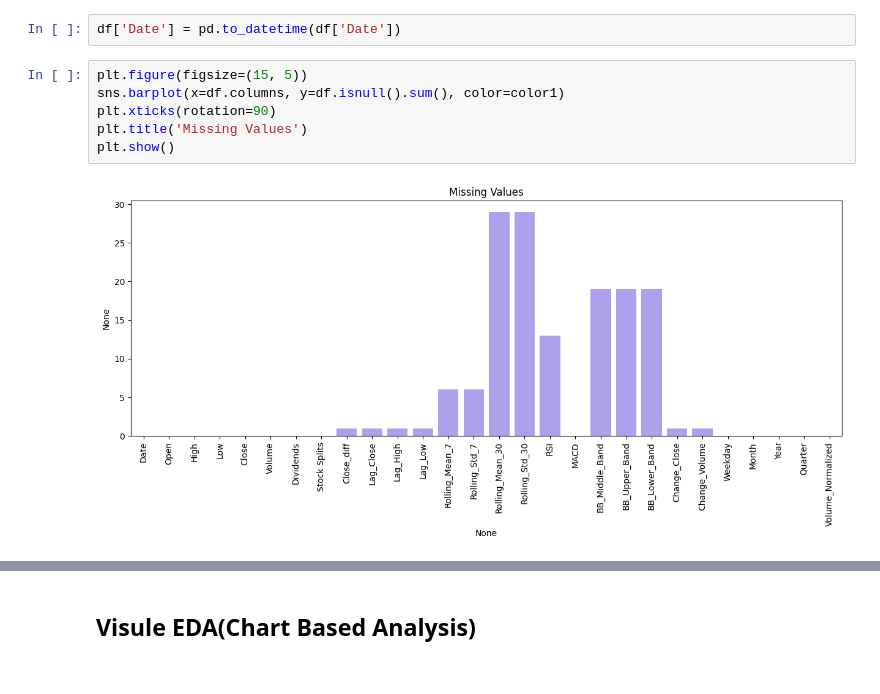
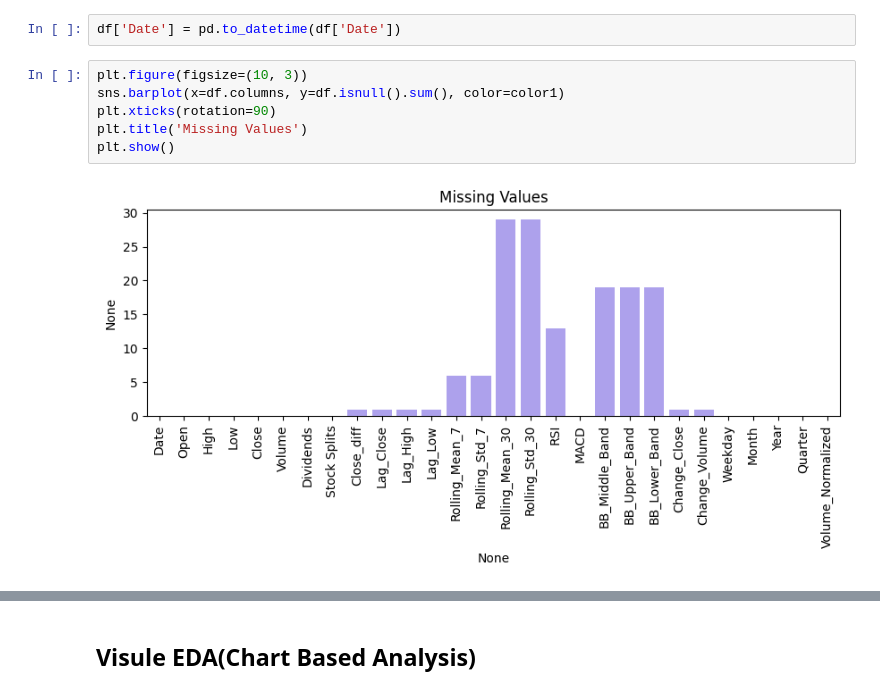
Before and after one commit to Sudais-shah/Saudi-Aramco-Stock-Price-Prediction-Model, a Jupyter notebook: Saudi Aramco Stock Price Prediction Model.ipynb, the cells around one changed output, grey strips where cells are left out. Cells and saved outputs as stored; diff of their text form.

```diff
--- a/Saudi Aramco Stock Price Prediction Model.ipynb
+++ b/Saudi Aramco Stock Price Prediction Model.ipynb
@@ -186,10 +187,10 @@ color3 = '#E5D9F2'
 # %%
 df['Date'] = pd.to_datetime(df['Date'])
 # %%
-plt.figure(figsize=(15, 5))
+plt.figure(figsize=(10, 3))
 sns.barplot(x=df.columns, y=df.isnull().sum(), color=color1)
 plt.xticks(rotation=90)
 plt.title('Missing Values')
 plt.show()
 # %% [output]
-[figure, old version]
+[figure, new version]
```
Also changed, not shown: parts of 31 cells of this notebook.
